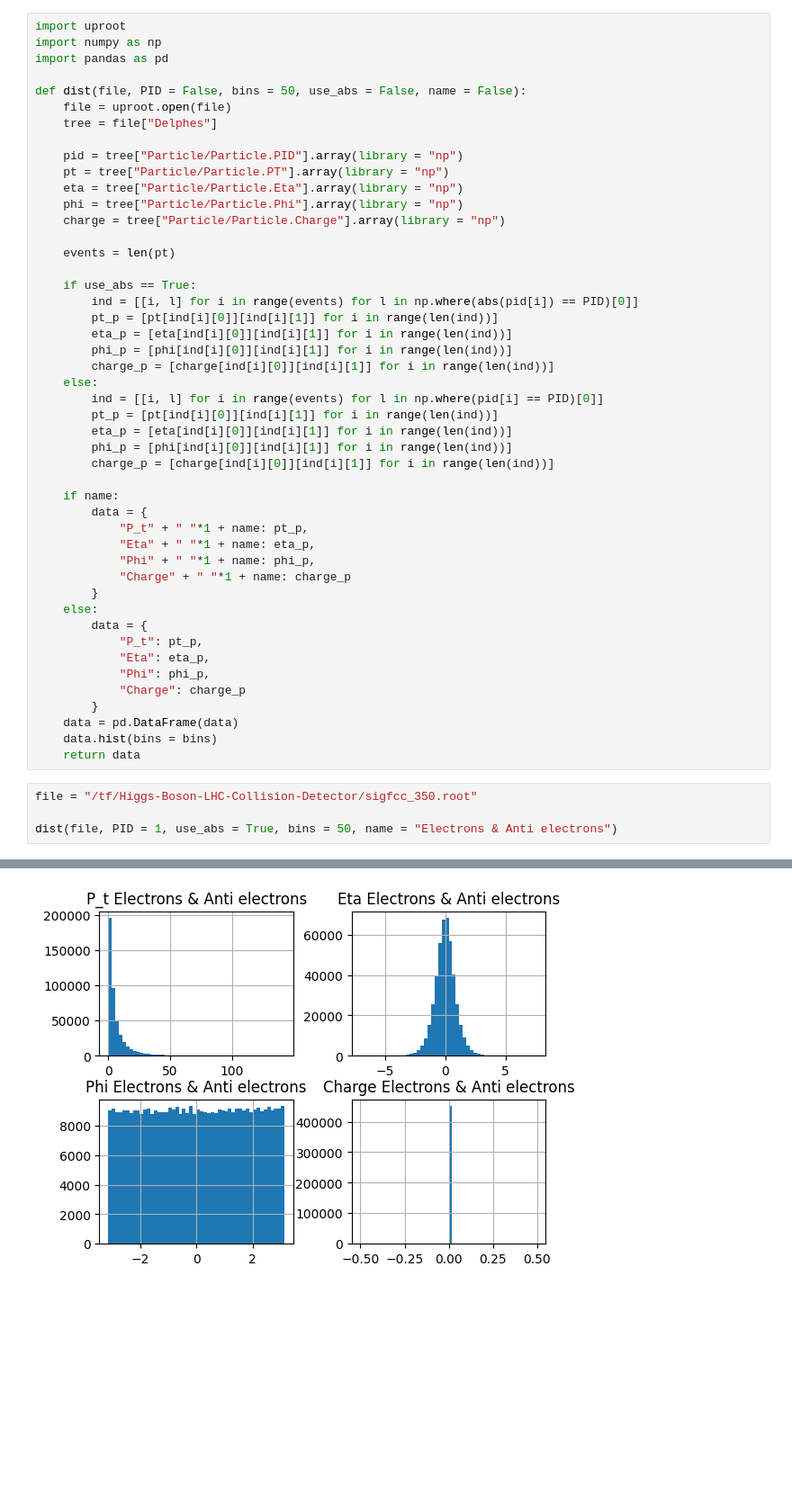
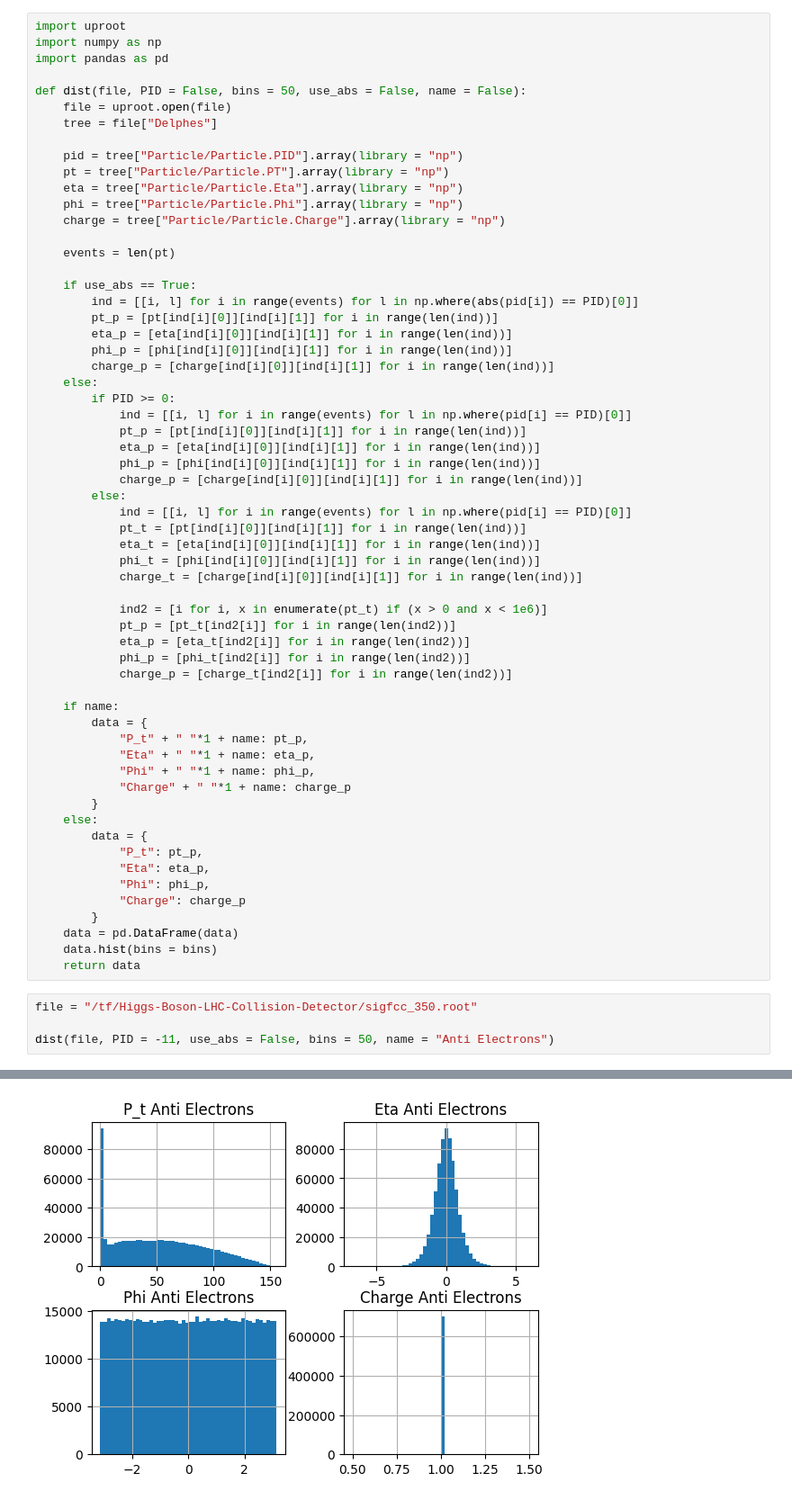
Before and after one commit to emmdaz/Higgs-Boson-SignalnBackground-Classificator, a Jupyter notebook: Tutorials/Data-Distribution.ipynb, the cells around one changed output, grey strips where cells are left out. Shown at 90% size. Cells and saved outputs as stored; diff of their text form; blank space fills up the shorter version.

```diff
--- a/Tutorials/Data-Distribution.ipynb
+++ b/Tutorials/Data-Distribution.ipynb
@@ -22,11 +22,24 @@ def dist(file, PID = False, bins = 50, use_abs = False, name = False):
         phi_p = [phi[ind[i][0]][ind[i][1]] for i in range(len(ind))]
         charge_p = [charge[ind[i][0]][ind[i][1]] for i in range(len(ind))]
     else:
-        ind = [[i, l] for i in range(events) for l in np.where(pid[i] == PID)[0]]
-        pt_p = [pt[ind[i][0]][ind[i][1]] for i in range(len(ind))]
-        eta_p = [eta[ind[i][0]][ind[i][1]] for i in range(len(ind))]
-        phi_p = [phi[ind[i][0]][ind[i][1]] for i in range(len(ind))]
-        charge_p = [charge[ind[i][0]][ind[i][1]] for i in range(len(ind))]
+        if PID >= 0:
+            ind = [[i, l] for i in range(events) for l in np.where(pid[i] == PID)[0]]
+            pt_p = [pt[ind[i][0]][ind[i][1]] for i in range(len(ind))]
+            eta_p = [eta[ind[i][0]][ind[i][1]] for i in range(len(ind))]
+            phi_p = [phi[ind[i][0]][ind[i][1]] for i in range(len(ind))]
+            charge_p = [charge[ind[i][0]][ind[i][1]] for i in range(len(ind))]
+        else:
+            ind = [[i, l] for i in range(events) for l in np.where(pid[i] == PID)[0]]
+            pt_t = [pt[ind[i][0]][ind[i][1]] for i in range(len(ind))]
+            eta_t = [eta[ind[i][0]][ind[i][1]] for i in range(len(ind))]
+            phi_t = [phi[ind[i][0]][ind[i][1]] for i in range(len(ind))]
+            charge_t = [charge[ind[i][0]][ind[i][1]] for i in range(len(ind))]
+
+            ind2 = [i for i, x in enumerate(pt_t) if (x > 0 and x < 1e6)]
+            pt_p = [pt_t[ind2[i]] for i in range(len(ind2))]
+            eta_p = [eta_t[ind2[i]] for i in range(len(ind2))]
+            phi_p = [phi_t[ind2[i]] for i in range(len(ind2))]
+            charge_p = [charge_t[ind2[i]] for i in range(len(ind2))]
 
     if name:
         data = {
@@ -48,5 +61,5 @@ def dist(file, PID = False, bins = 50, use_abs = False, name = False):
 # %%
 file = "/tf/Higgs-Boson-LHC-Collision-Detector/sigfcc_350.root"
 
-dist(file, PID = 1, use_abs = True, bins = 50, name = "Electrons & Anti electrons")
+dist(file, PID = -11, use_abs = False, bins = 50, name = "Anti Electrons")
 # %% [output]
@@ -66 +79 @@ dist(file, PID = 1, use_abs = True, bins = 50, name = "Electrons & Anti electron
-[figure, old version]
+[figure, new version]
```
Also changed, not shown: parts of 1 cell of this notebook.
